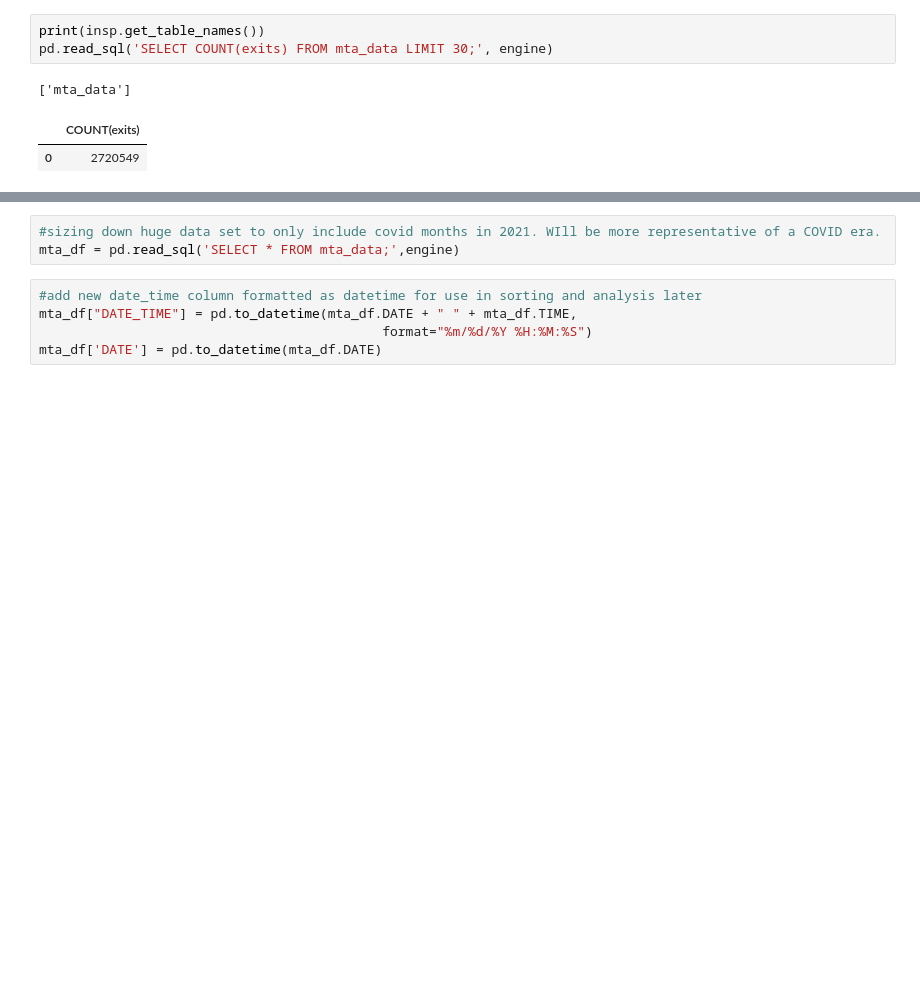
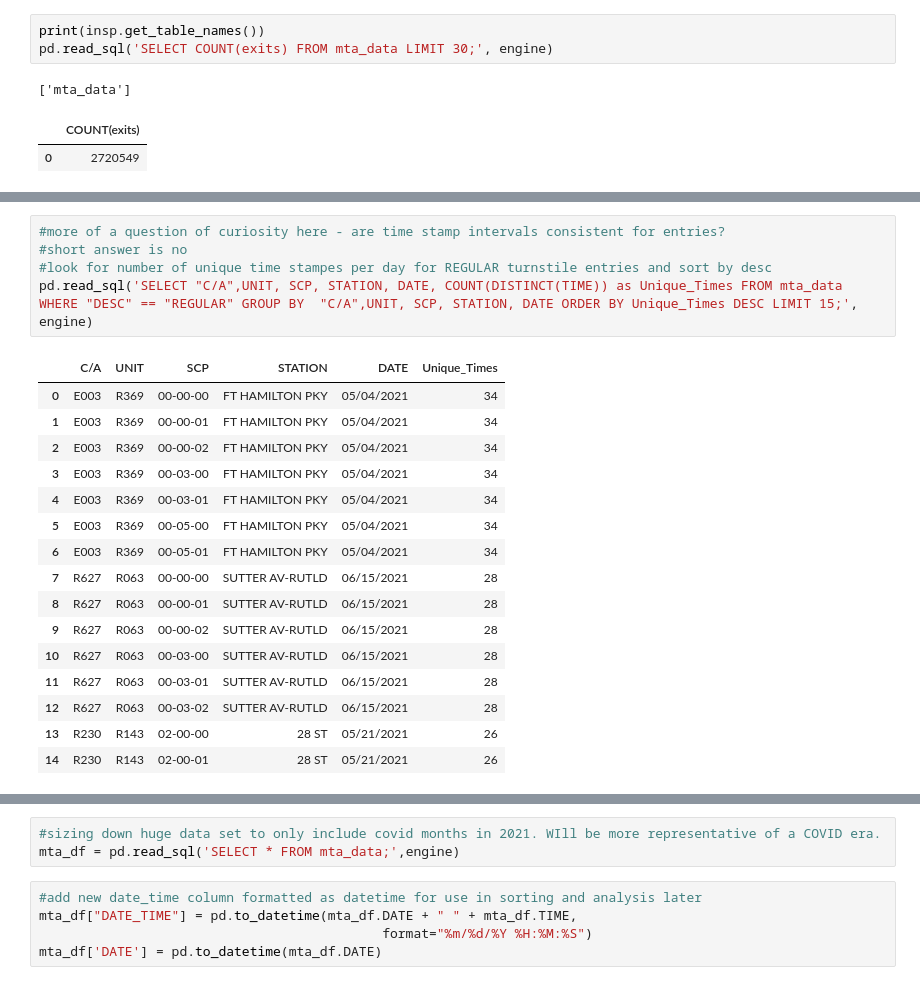
Before and after one commit to braden-taack/Metis_EDA_Project, a Jupyter notebook: EDA_Notebook.ipynb, the cells around one changed output, grey strips where cells are left out. Cells and saved outputs as stored; diff of their text form; blank space fills up the shorter version.

```diff
--- a/EDA_Notebook.ipynb
+++ b/EDA_Notebook.ipynb
@@ -25,0 +53,22 @@ pd.read_sql('SELECT COUNT(exits) FROM mta_data LIMIT 30;', engine)
+# %%
+#more of a question of curiosity here - are time stamp intervals consistent for entries?
+#short answer is no
+#look for number of unique time stampes per day for REGULAR turnstile entries and sort by desc
+pd.read_sql('SELECT "C/A",UNIT, SCP, STATION, DATE, COUNT(DISTINCT(TIME)) as Unique_Times FROM mta_data WHERE "DESC" == "REGULAR" GROUP BY  "C/A",UNIT, SCP, STATION, DATE ORDER BY Unique_Times DESC LIMIT 15;', engine)
+# %% [output]
+|  | C/A | UNIT | SCP | STATION | DATE | Unique_Times |
+| 0 | E003 | R369 | 00-00-00 | FT HAMILTON PKY | 05/04/2021 | 34 |
+| 1 | E003 | R369 | 00-00-01 | FT HAMILTON PKY | 05/04/2021 | 34 |
+| 2 | E003 | R369 | 00-00-02 | FT HAMILTON PKY | 05/04/2021 | 34 |
+| 3 | E003 | R369 | 00-03-00 | FT HAMILTON PKY | 05/04/2021 | 34 |
+| 4 | E003 | R369 | 00-03-01 | FT HAMILTON PKY | 05/04/2021 | 34 |
+| 5 | E003 | R369 | 00-05-00 | FT HAMILTON PKY | 05/04/2021 | 34 |
+| 6 | E003 | R369 | 00-05-01 | FT HAMILTON PKY | 05/04/2021 | 34 |
+| 7 | R627 | R063 | 00-00-00 | SUTTER AV-RUTLD | 06/15/2021 | 28 |
+| 8 | R627 | R063 | 00-00-01 | SUTTER AV-RUTLD | 06/15/2021 | 28 |
+| 9 | R627 | R063 | 00-00-02 | SUTTER AV-RUTLD | 06/15/2021 | 28 |
+| 10 | R627 | R063 | 00-03-00 | SUTTER AV-RUTLD | 06/15/2021 | 28 |
+| 11 | R627 | R063 | 00-03-01 | SUTTER AV-RUTLD | 06/15/2021 | 28 |
+| 12 | R627 | R063 | 00-03-02 | SUTTER AV-RUTLD | 06/15/2021 | 28 |
+| 13 | R230 | R143 | 02-00-00 | 28 ST | 05/21/2021 | 26 |
+| 14 | R230 | R143 | 02-00-01 | 28 ST | 05/21/2021 | 26 |
```
Also changed, not shown: parts of 3 cells of this notebook.
